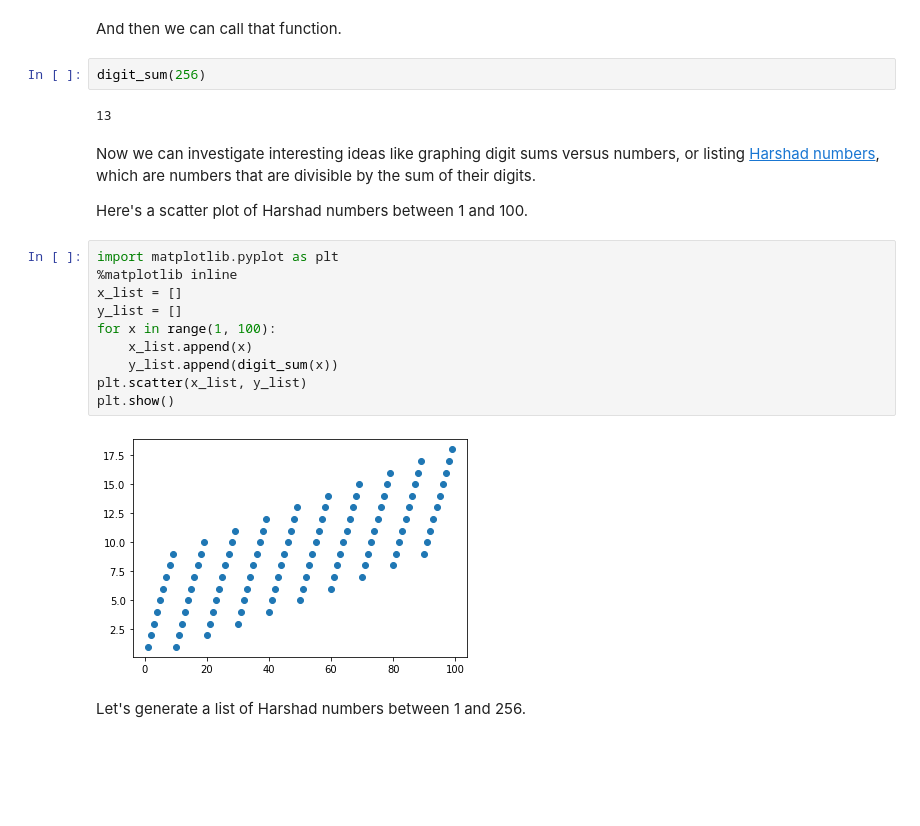
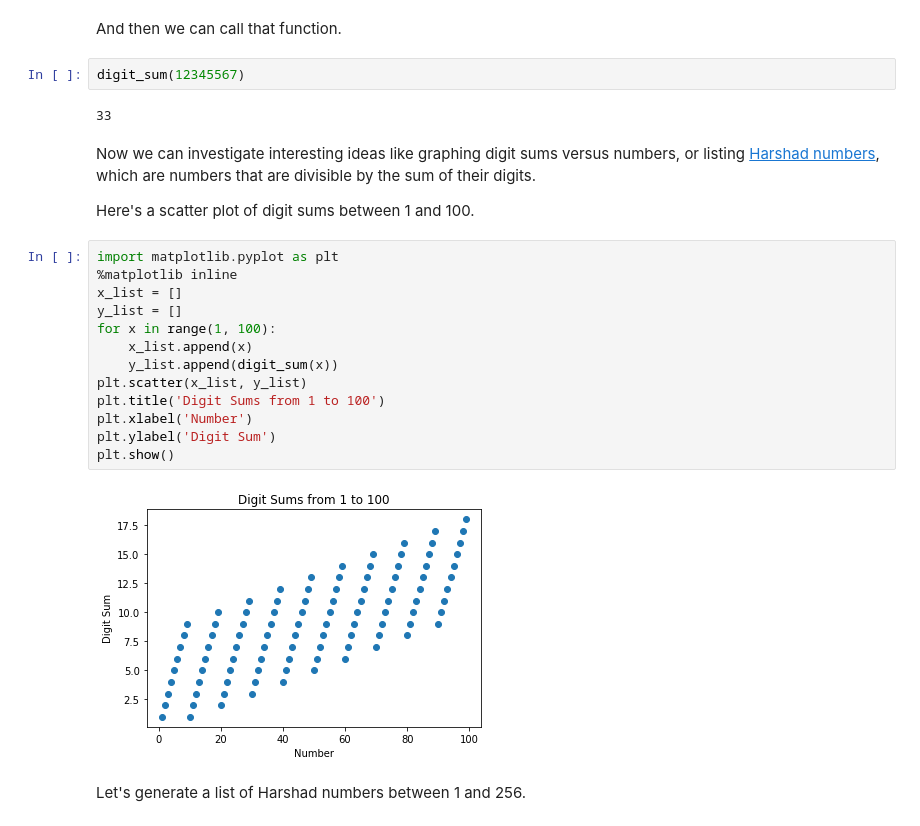
Before and after one commit to misterhay/Interesting-Problems, a Jupyter notebook: digit-sums.ipynb, the cells around one changed output. Drawn from its saved outputs; the diff is of its cells as text; blank space fills up the shorter version.

```diff
--- a/digit-sums.ipynb
+++ b/digit-sums.ipynb
@@ -24,25 +24,28 @@ def digit_sum(number):
 # %% [markdown]
 And then we can call that function.
 # %%
-digit_sum(256)
+digit_sum(12345567)
 # %% [output]
-13
+33
 # %% [markdown]
 Now we can investigate interesting ideas like graphing digit sums versus numbers, or listing [Harshad numbers](https://en.wikipedia.org/wiki/Harshad_number), which are numbers that are divisible by the sum of their digits.
 
-Here's a scatter plot of Harshad numbers between 1 and 100.
+Here's a scatter plot of digit sums between 1 and 100.
 # %%
 import matplotlib.pyplot as plt
 %matplotlib inline
 x_list = []
 y_list = []
 for x in range(1, 100):
     x_list.append(x)
     y_list.append(digit_sum(x))
 plt.scatter(x_list, y_list)
+plt.title('Digit Sums from 1 to 100')
+plt.xlabel('Number')
+plt.ylabel('Digit Sum')
 plt.show()
 # %% [output]
-[figure, old version]
+[figure, new version]
 # %% [markdown]
 Let's generate a list of Harshad numbers between 1 and 256.
 # %%
```
Also changed, not shown: parts of 1 cell of this notebook.
